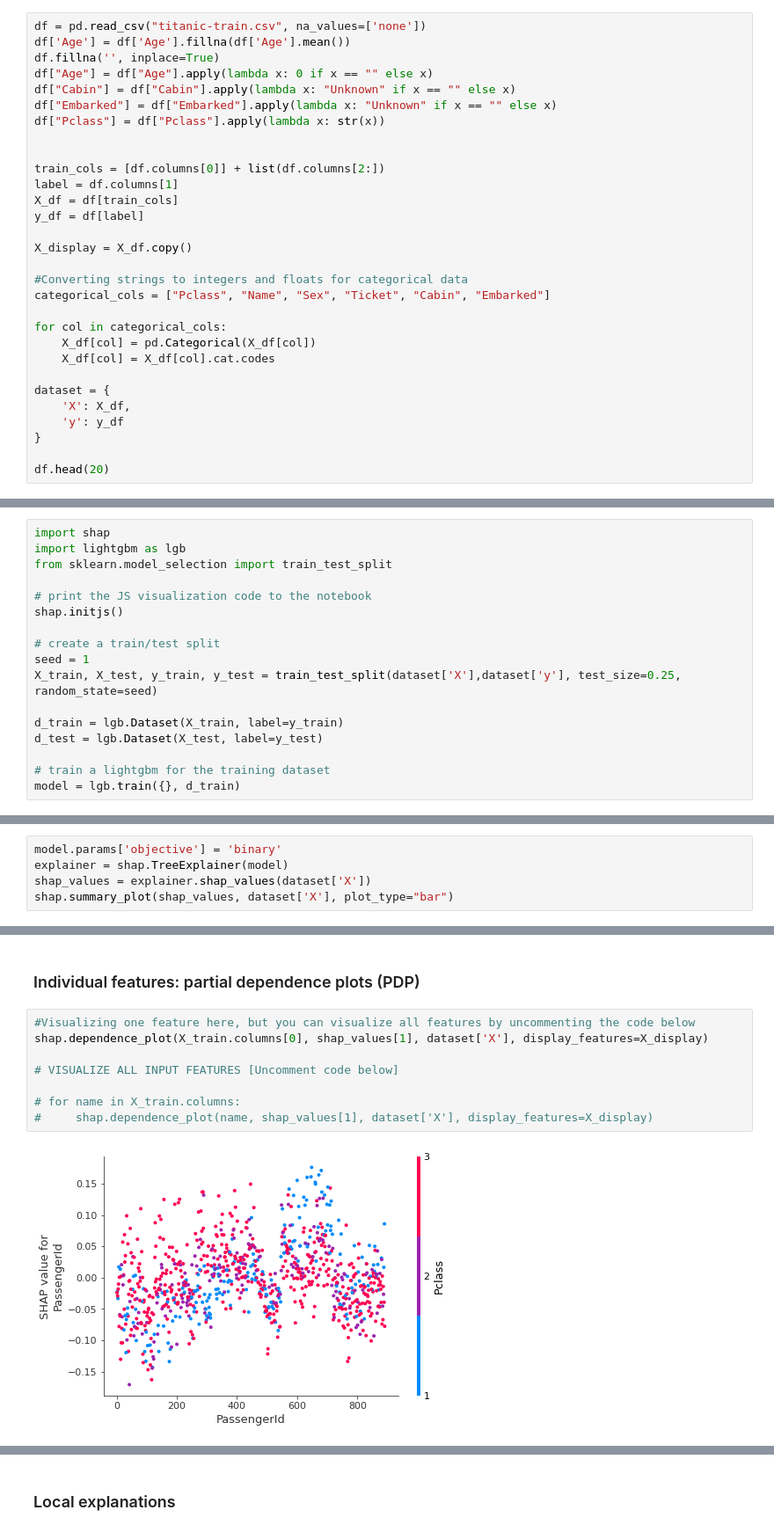
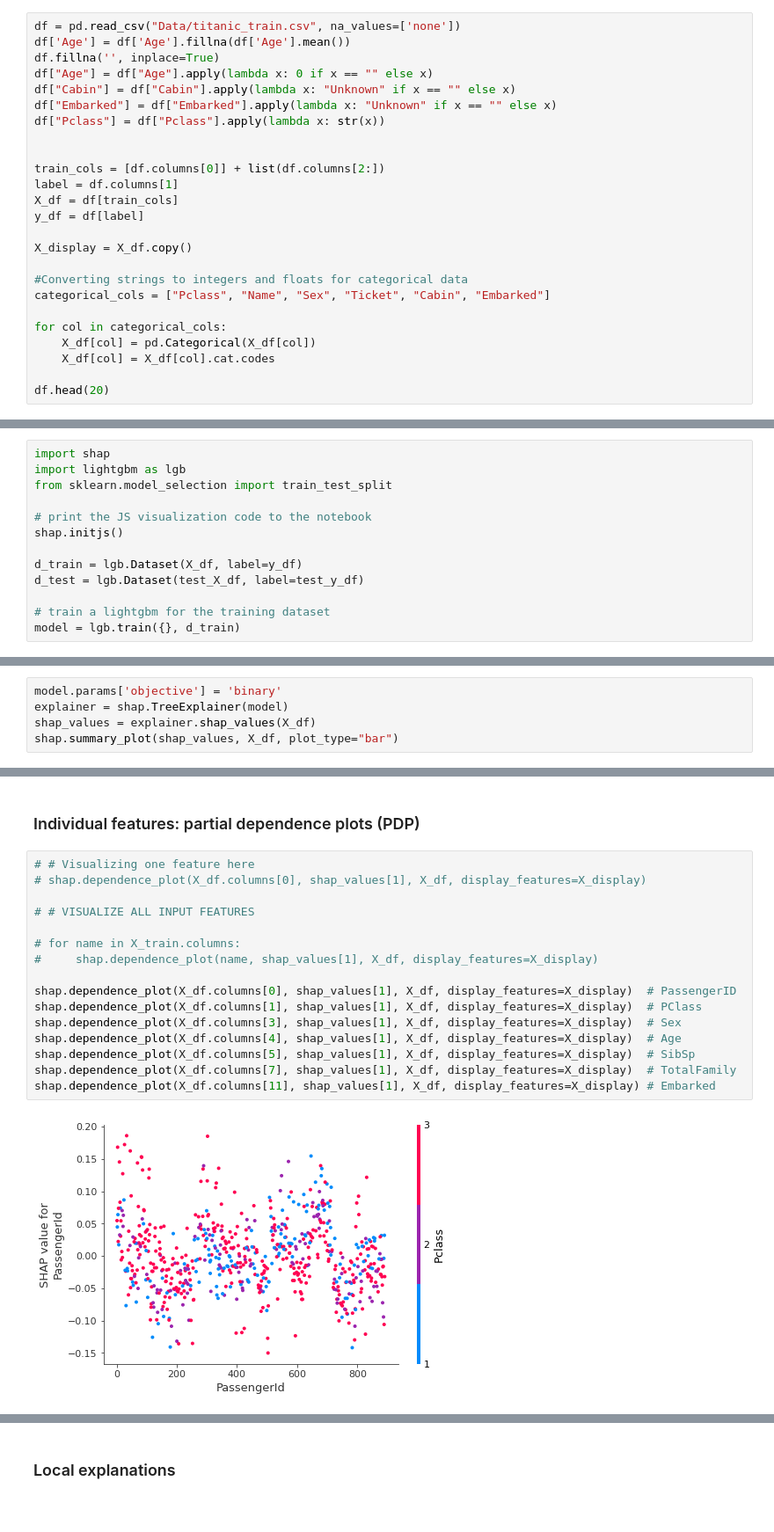
Before and after one commit to davisjrule/satisficing-main-study, a Jupyter notebook: titanic_SHAP.ipynb, the cells around one changed output, grey strips where cells are left out. Shown at 88% size. Drawn from its saved outputs; the diff is of its cells as text.

```diff
--- a/titanic_SHAP.ipynb
+++ b/titanic_SHAP.ipynb
@@ -23,7 +23,7 @@ warnings.filterwarnings('ignore')
     - **Cabin**: cabin number
     - **Embarked**: port of embarkation (C = Cherbourg, Q = Queenstown, S = Southampton)
 # %%
-df = pd.read_csv("titanic-train.csv", na_values=['none'])
+df = pd.read_csv("Data/titanic_train.csv", na_values=['none'])
 df['Age'] = df['Age'].fillna(df['Age'].mean())
 df.fillna('', inplace=True)
 df["Age"] = df["Age"].apply(lambda x: 0 if x == "" else x)
@@ -46,10 +46,5 @@ for col in categorical_cols:
     X_df[col] = pd.Categorical(X_df[col])
     X_df[col] = X_df[col].cat.codes
 
-dataset = {
-    'X': X_df,
-    'y': y_df
-}
-
 df.head(20)
 # %% [output]
@@ -82,12 +125,8 @@ from sklearn.model_selection import train_test_split
 # print the JS visualization code to the notebook
 shap.initjs()
 
-# create a train/test split
-seed = 1
-X_train, X_test, y_train, y_test = train_test_split(dataset['X'],dataset['y'], test_size=0.25, random_state=seed)
-
-d_train = lgb.Dataset(X_train, label=y_train)
-d_test = lgb.Dataset(X_test, label=y_test)
+d_train = lgb.Dataset(X_df, label=y_df)
+d_test = lgb.Dataset(test_X_df, label=test_y_df)
 
 # train a lightgbm for the training dataset
 model = lgb.train({}, d_train)
@@ -135,6 +174,6 @@ The accuracy of the model on the test set is:  0.77578
 # %%
 model.params['objective'] = 'binary'
 explainer = shap.TreeExplainer(model)
-shap_values = explainer.shap_values(dataset['X'])
-shap.summary_plot(shap_values, dataset['X'], plot_type="bar")
+shap_values = explainer.shap_values(X_df)
+shap.summary_plot(shap_values, X_df, plot_type="bar")
 # %% [output]
@@ -142,12 +181,20 @@ shap.summary_plot(shap_values, dataset['X'], plot_type="bar")
 # %% [markdown]
 ### Individual features: partial dependence plots (PDP)
 # %%
-#Visualizing one feature here, but you can visualize all features by uncommenting the code below
-shap.dependence_plot(X_train.columns[0], shap_values[1], dataset['X'], display_features=X_display)
+# # Visualizing one feature here
+# shap.dependence_plot(X_df.columns[0], shap_values[1], X_df, display_features=X_display)
 
-# VISUALIZE ALL INPUT FEATURES [Uncomment code below]
+# # VISUALIZE ALL INPUT FEATURES
 
 # for name in X_train.columns:
-#     shap.dependence_plot(name, shap_values[1], dataset['X'], display_features=X_display)
+#     shap.dependence_plot(name, shap_values[1], X_df, display_features=X_display)
+
+shap.dependence_plot(X_df.columns[0], shap_values[1], X_df, display_features=X_display)  # PassengerID
+shap.dependence_plot(X_df.columns[1], shap_values[1], X_df, display_features=X_display)  # PClass
+shap.dependence_plot(X_df.columns[3], shap_values[1], X_df, display_features=X_display)  # Sex
+shap.dependence_plot(X_df.columns[4], shap_values[1], X_df, display_features=X_display)  # Age
+shap.dependence_plot(X_df.columns[5], shap_values[1], X_df, display_features=X_display)  # SibSp
+shap.dependence_plot(X_df.columns[7], shap_values[1], X_df, display_features=X_display)  # TotalFamily
+shap.dependence_plot(X_df.columns[11], shap_values[1], X_df, display_features=X_display) # Embarked
 # %% [output]
-[figure, old version]
+[figure, new version]
```
Also changed, not shown: parts of 7 cells of this notebook, 1 other file.
